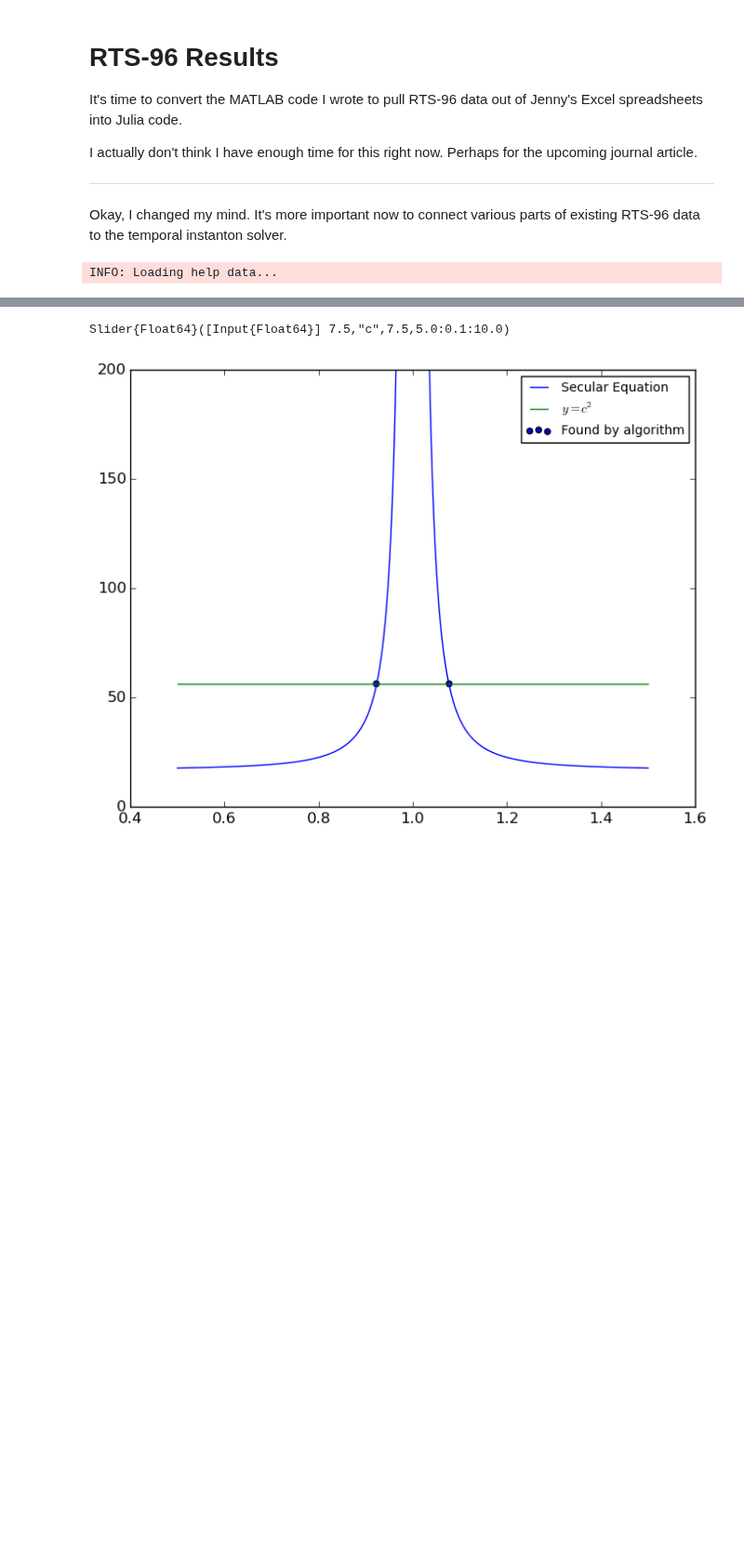
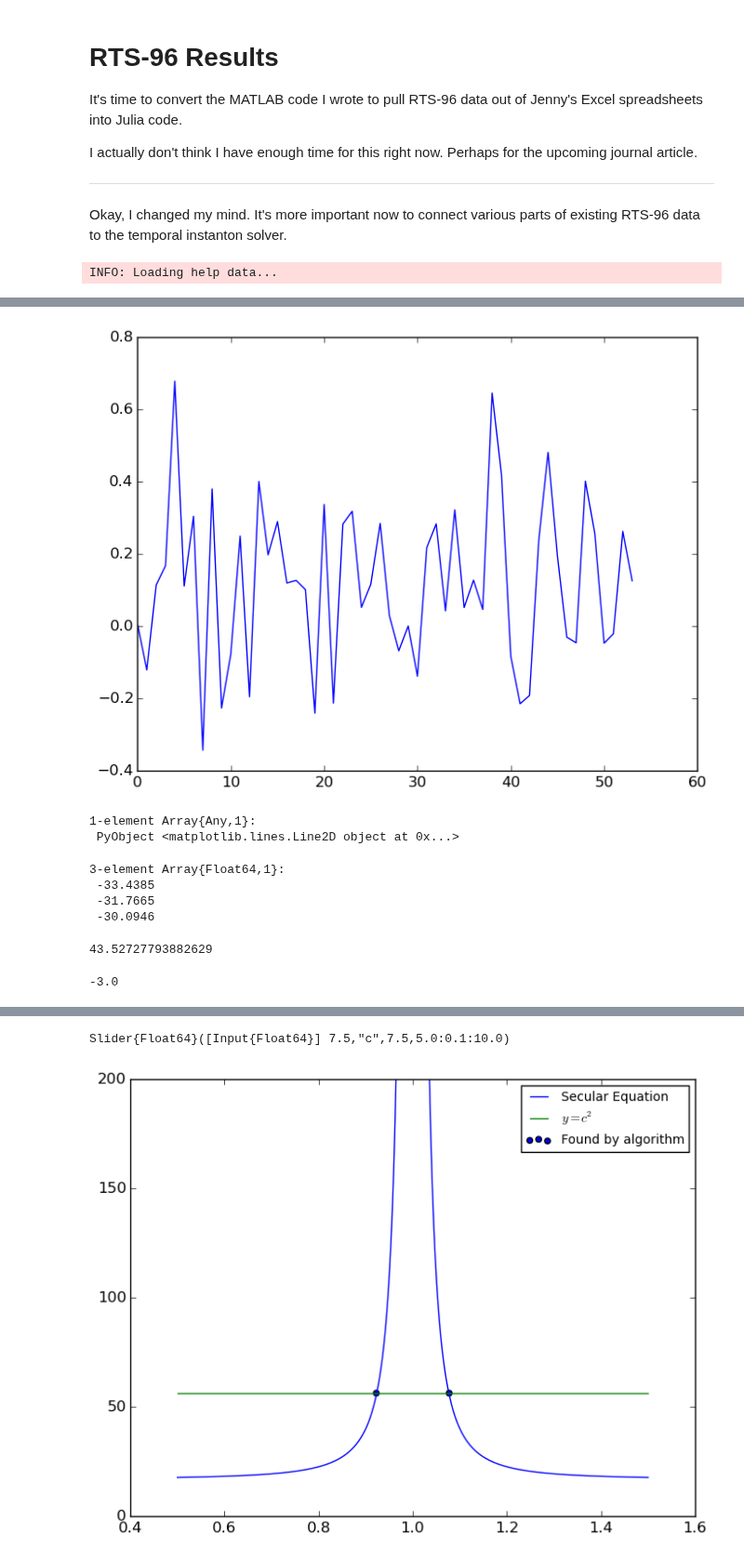
Before and after one commit to kersulis/TemporalInstanton.jl, a Jupyter notebook: nbs/2015-03-11-RTS-96 Results.ipynb, the cells around one changed output, grey strips where cells are left out. Shown at 93% size. Saved outputs shown, nothing was run; the diff lists cells and outputs as text; code cells hidden in the pictures; blank space fills up the shorter version.

```diff
--- a/nbs/2015-03-11-RTS-96 Results.ipynb
+++ b/nbs/2015-03-11-RTS-96 Results.ipynb
@@ -102,0 +225,21 @@ w'*w
+# %%
+plot([deviations[1],deviations[2],deviations[3]])
+# %% [output]
+[figure, added]
+1-element Array{Any,1}:
+ PyObject <matplotlib.lines.Line2D object at 0x...>
+# %%
+alpha
+# %% [output]
+3-element Array{Float64,1}:
+ -33.4385
+ -31.7665
+ -30.0946
+# %%
+3/(xvec'*Qtheta*xvec)[1]
+# %% [output]
+43.52727793882629
+# %%
+Q_of_x[3]
+# %% [output]
+-3.0
```
Also changed, not shown: parts of 38 cells of this notebook, 3 other files.
